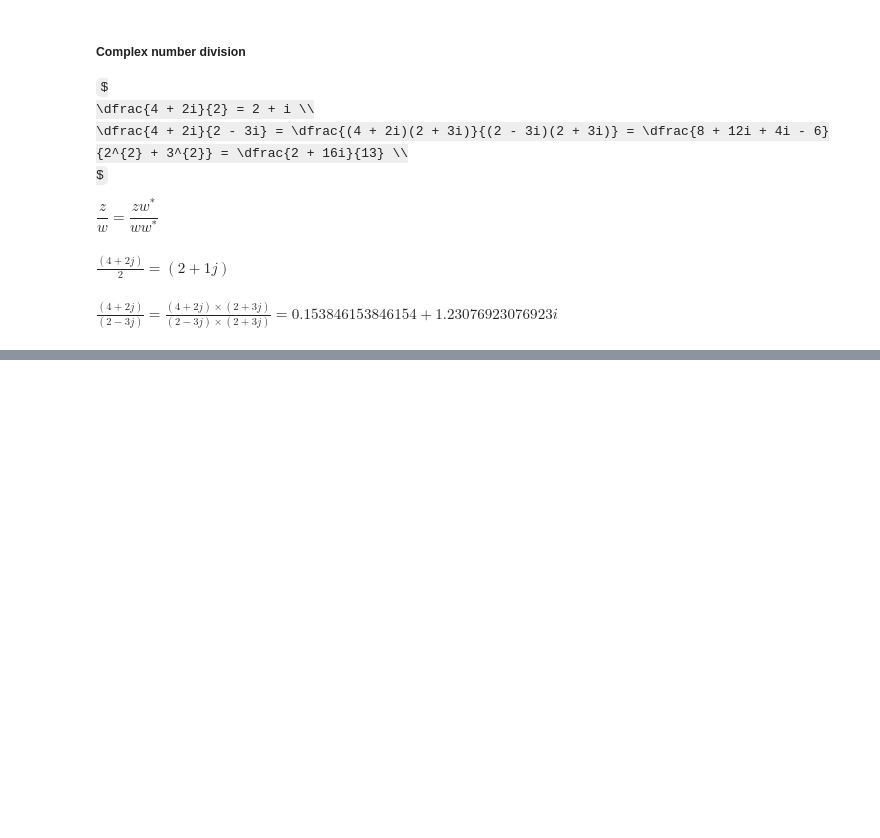
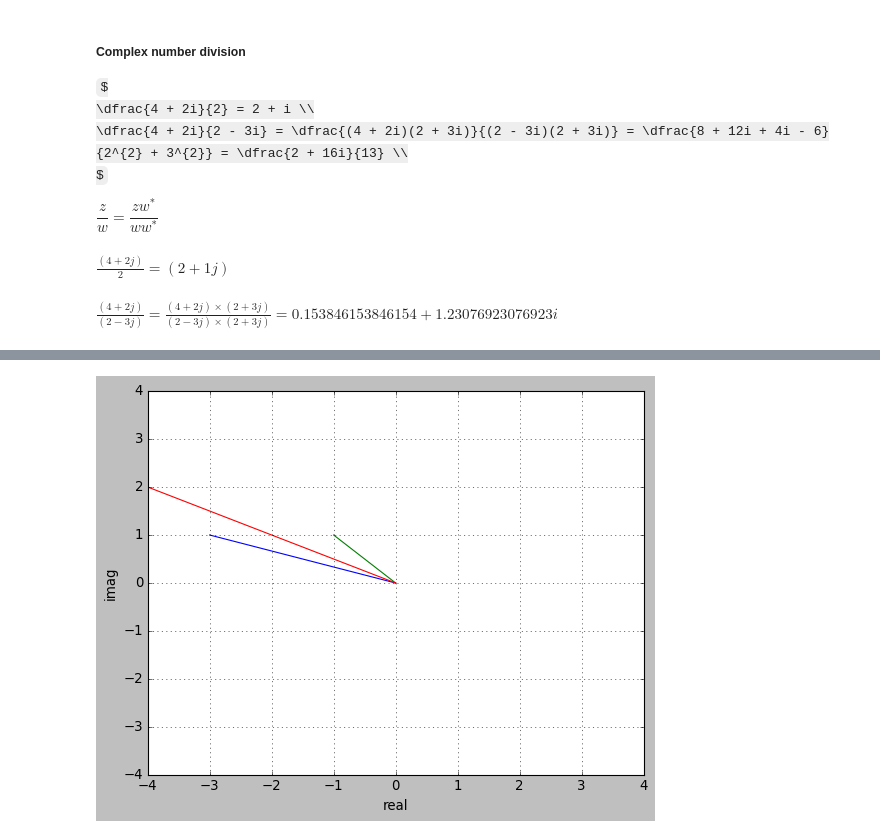
Before and after one commit to pawelztef/maths_pyt, a Jupyter notebook: algebra_2.ipynb, the cells around one changed output, grey strips where cells are left out. Cells and saved outputs as stored; diff of their text form; code cells hidden in the pictures; some formulas as TeX source; blank space fills up the shorter version.

```diff
--- a/algebra_2.ipynb
+++ b/algebra_2.ipynb
@@ -394,0 +430,18 @@ $\displaystyle \frac{(4+2j)}{(2-3j)} = \frac{(4+2j)\times (2+3j)}{(2-3j)\times (
+# %%
+import numpy as np
+import matplotlib.pyplot as plt
+
+z1 = complex(-3,1)
+z2 = complex(-1,1)
+z1pz2 = z1+z2
+
+plt.plot([0, np.real(z1)],[0, np.imag(z1)], label='z1')
+plt.plot([0, np.real(z2)],[0, np.imag(z2)], label='z2')
+plt.plot([0, np.real(z1pz2)],[0, np.imag(z1pz2)], label='z1+z2')
+plt.xlabel('real')
+plt.ylabel('imag')
+plt.grid()
+plt.axis([-4,4,-4,4])
+plt.show()
+# %% [output]
+[figure, added]
```
Also changed, not shown: parts of 30 cells of this notebook.
